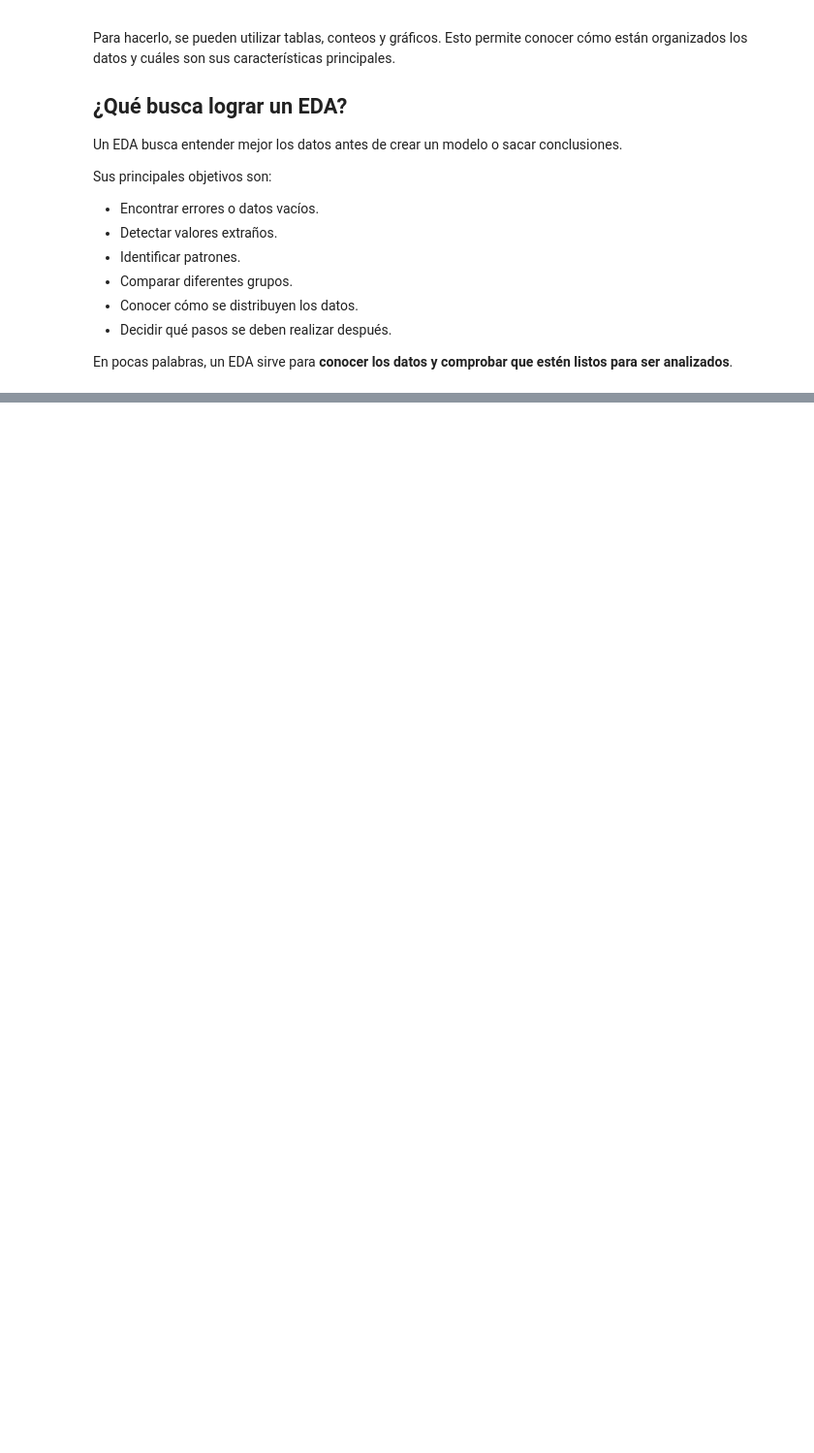
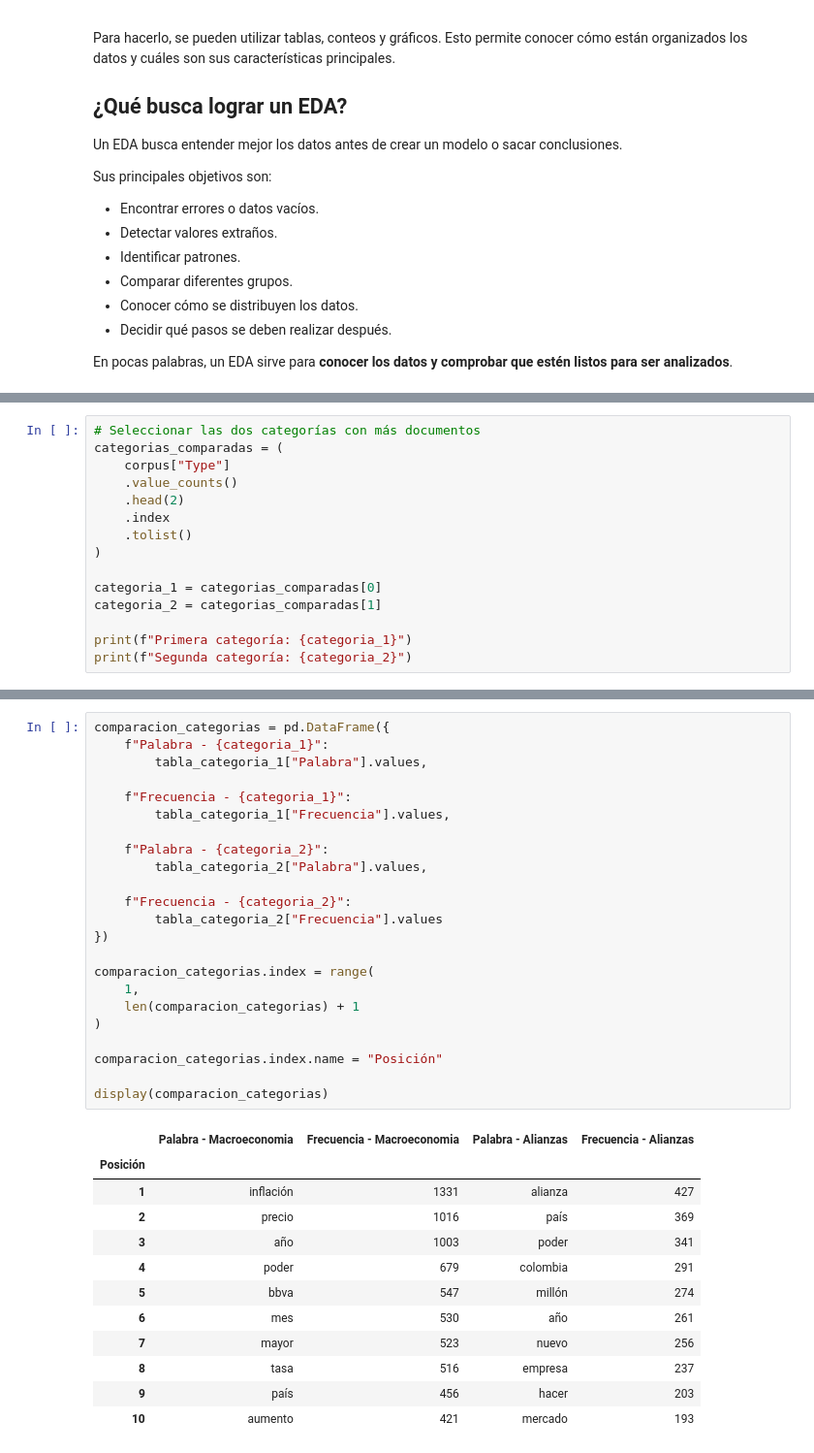
Before and after one commit to Jtanchezz/NLP, a Jupyter notebook: Lab1/lab1.ipynb, the cells around one changed output, grey strips where cells are left out. Shown at 97% size. Saved outputs shown, nothing was run; the diff lists cells and outputs as text; blank space fills up the shorter version.

```diff
--- a/Lab1/lab1.ipynb
+++ b/Lab1/lab1.ipynb
@@ -741,0 +1171,15 @@ En pocas palabras, un EDA sirve para **conocer los datos y comprobar que estén
+# %%
+# Seleccionar las dos categorías con más documentos
+categorias_comparadas = (
+    corpus["Type"]
+    .value_counts()
+    .head(2)
+    .index
+    .tolist()
+)
+
+categoria_1 = categorias_comparadas[0]
+categoria_2 = categorias_comparadas[1]
+
+print(f"Primera categoría: {categoria_1}")
+print(f"Segunda categoría: {categoria_2}")
@@ -741,0 +1265,36 @@ En pocas palabras, un EDA sirve para **conocer los datos y comprobar que estén
+# %%
+comparacion_categorias = pd.DataFrame({
+    f"Palabra - {categoria_1}":
+        tabla_categoria_1["Palabra"].values,
+
+    f"Frecuencia - {categoria_1}":
+        tabla_categoria_1["Frecuencia"].values,
+
+    f"Palabra - {categoria_2}":
+        tabla_categoria_2["Palabra"].values,
+
+    f"Frecuencia - {categoria_2}":
+        tabla_categoria_2["Frecuencia"].values
+})
+
+comparacion_categorias.index = range(
+    1,
+    len(comparacion_categorias) + 1
+)
+
+comparacion_categorias.index.name = "Posición"
+
+display(comparacion_categorias)
+# %% [output]
+|  | Palabra - Macroeconomia | Frecuencia - Macroeconomia | Palabra - Alianzas | Frecuencia - Alianzas |
+| Posición |  |  |  |  |
+| 1 | inflación | 1331 | alianza | 427 |
+| 2 | precio | 1016 | país | 369 |
+| 3 | año | 1003 | poder | 341 |
+| 4 | poder | 679 | colombia | 291 |
+| 5 | bbva | 547 | millón | 274 |
+| 6 | mes | 530 | año | 261 |
+| 7 | mayor | 523 | nuevo | 256 |
+| 8 | tasa | 516 | empresa | 237 |
+| 9 | país | 456 | hacer | 203 |
+| 10 | aumento | 421 | mercado | 193 |
```
Also changed, not shown: parts of 26 cells of this notebook.
